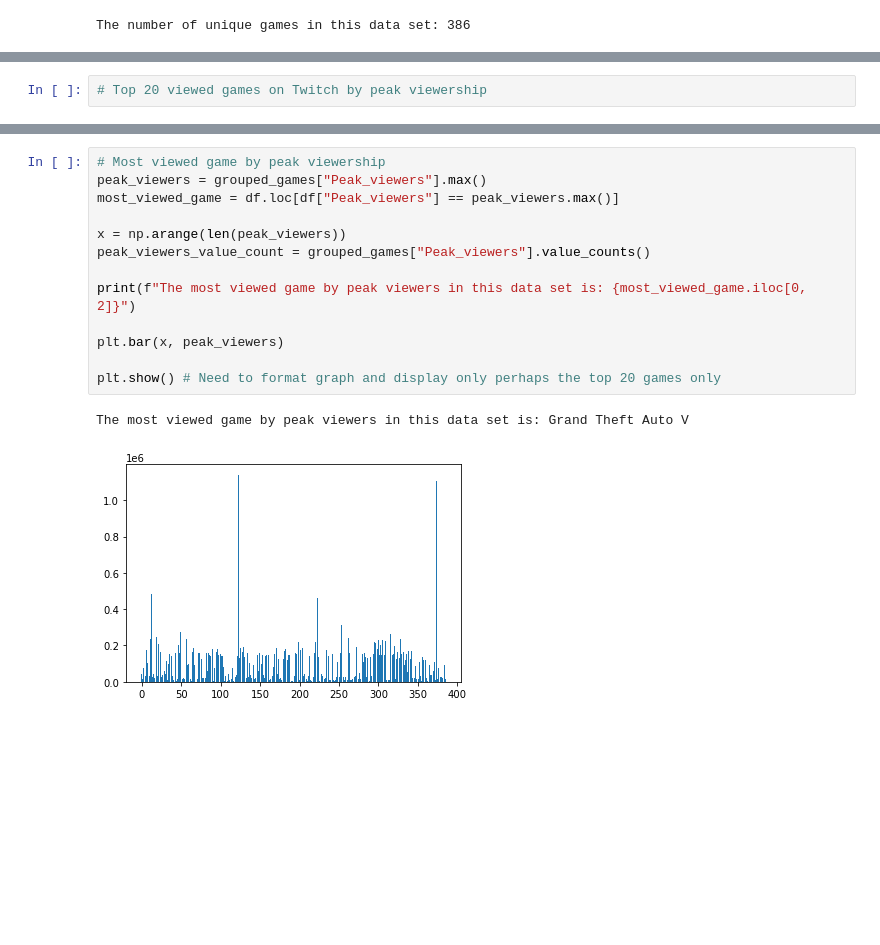
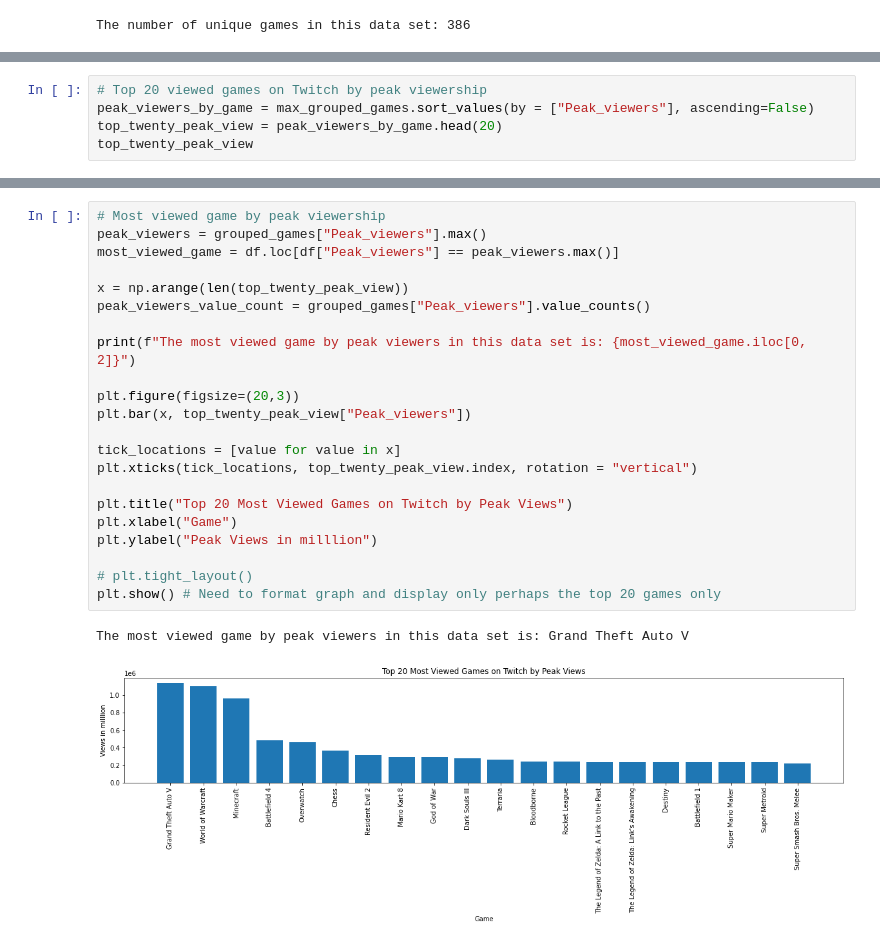
Before and after one commit to MrMrRPG/project_1, a Jupyter notebook: josh_folder/Twitch_Hour_Viewership_analysis.ipynb, the cells around one changed output, grey strips where cells are left out. Saved outputs shown, nothing was run; the diff lists cells and outputs as text; blank space fills up the shorter version.

Commit message:
First figure done

```diff
--- a/josh_folder/Twitch_Hour_Viewership_analysis.ipynb
+++ b/josh_folder/Twitch_Hour_Viewership_analysis.ipynb
@@ -52,3 +52,6 @@ max_grouped_games.head()
 | Ape Escape | 6011 | 188 | 7 | 2017 | 299969 | 556 hours | 163153 | 11 | ... |
 # %%
 # Top 20 viewed games on Twitch by peak viewership
+peak_viewers_by_game = max_grouped_games.sort_values(by = ["Peak_viewers"], ascending=False)
+top_twenty_peak_view = peak_viewers_by_game.head(20)
+top_twenty_peak_view
@@ -55,16 +77,25 @@ max_grouped_games.head()
 # %%
 # Most viewed game by peak viewership
 peak_viewers = grouped_games["Peak_viewers"].max()
 most_viewed_game = df.loc[df["Peak_viewers"] == peak_viewers.max()]
 
-x = np.arange(len(peak_viewers))
+x = np.arange(len(top_twenty_peak_view))
 peak_viewers_value_count = grouped_games["Peak_viewers"].value_counts()
 
 print(f"The most viewed game by peak viewers in this data set is: {most_viewed_game.iloc[0, 2]}")
 
-plt.bar(x, peak_viewers)
+plt.figure(figsize=(20,3))
+plt.bar(x, top_twenty_peak_view["Peak_viewers"])
 
+tick_locations = [value for value in x]
+plt.xticks(tick_locations, top_twenty_peak_view.index, rotation = "vertical")
+
+plt.title("Top 20 Most Viewed Games on Twitch by Peak Views")
+plt.xlabel("Game")
+plt.ylabel("Peak Views in milllion")
+
+# plt.tight_layout()
 plt.show() # Need to format graph and display only perhaps the top 20 games only
 # %% [output]
 The most viewed game by peak viewers in this data set is: Grand Theft Auto V
-[figure, old version]
+[figure, new version]
```
Also changed, not shown: parts of 1 cell of this notebook.
